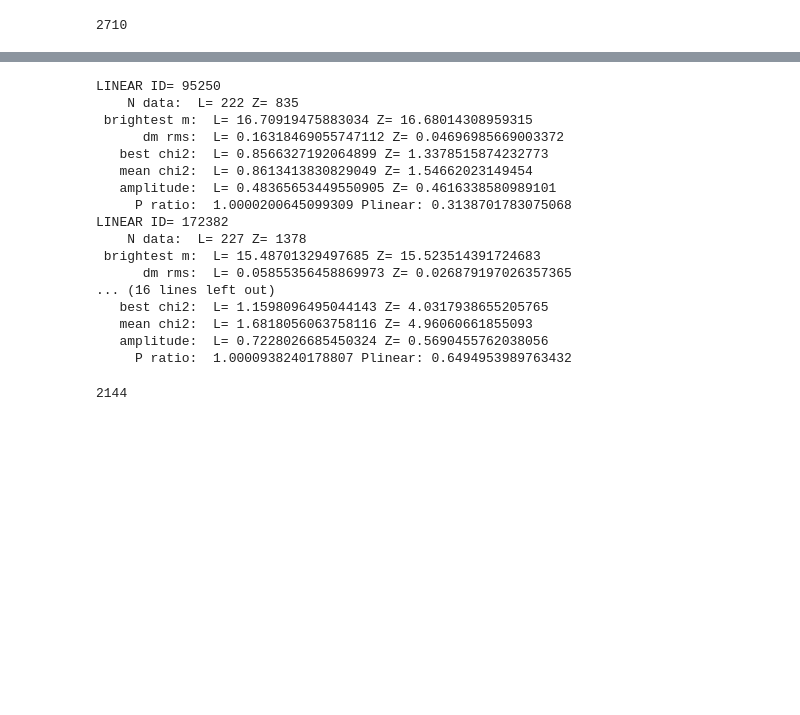
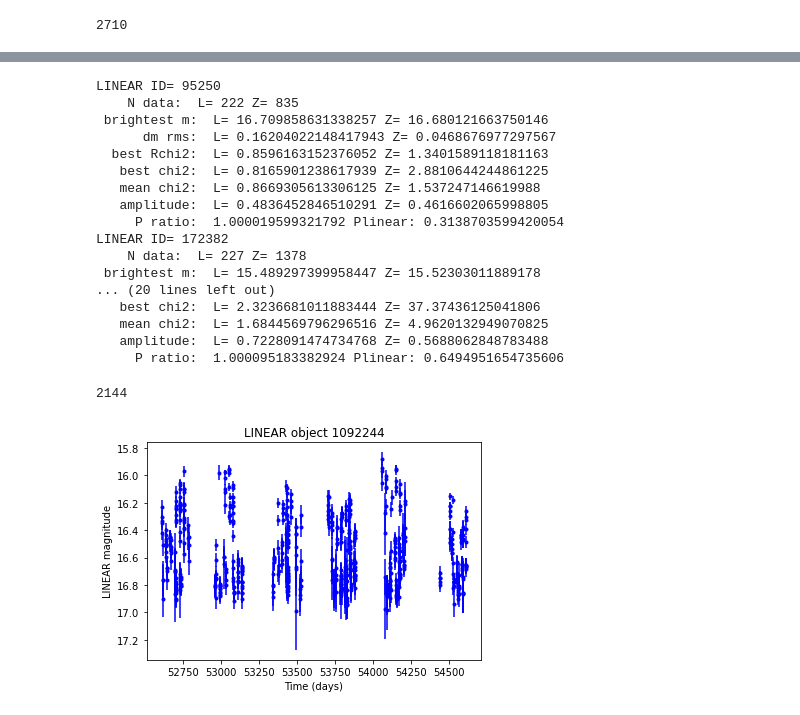
Before and after one commit to emadonev/var_stars, a Jupyter notebook: nbs/ZI_compareLightCurves.ipynb, the cells around one changed output, grey strips where cells are left out. Saved outputs shown, nothing was run; the diff lists cells and outputs as text; code cells hidden in the pictures; blank space fills up the shorter version.

```diff
--- a/nbs/ZI_compareLightCurves.ipynb
+++ b/nbs/ZI_compareLightCurves.ipynb
@@ -441,29 +454,32 @@ Plinear= 0.6494953989763432 Pztf= 0.6495563372442702 Pmean= 0.6495258681103067 P
 # %%
+## this is a little table for illustration but we really need to store all the values
+## in Pcomparison to a file (for later perusal)
 for id0 in emaStars:
     print('LINEAR ID=', id0)
     print('    N data:  L=', Pcomparison[id0]['NdataLINEAR'], 'Z=', Pcomparison[id0]['NdataZTF'])
     print(' brightest m:  L=', Pcomparison[id0]['Lmmax'], 'Z=', Pcomparison[id0]['Zmmax'])
     print('      dm rms:  L=', Pcomparison[id0]['LPlin_rmsdmag'], 'Z=', Pcomparison[id0]['ZPztf_rmsdmag'])
-    print('   best chi2:  L=', Pcomparison[id0]['LPlin_chi2dofR'], 'Z=', Pcomparison[id0]['ZPztf_chi2dofR'])
+    print('  best Rchi2:  L=', Pcomparison[id0]['LPlin_chi2dofR'], 'Z=', Pcomparison[id0]['ZPztf_chi2dofR'])
+    print('   best chi2:  L=', Pcomparison[id0]['LPlin_chi2dof'], 'Z=', Pcomparison[id0]['ZPztf_chi2dof'])
     print('   mean chi2:  L=', Pcomparison[id0]['LPmean_chi2dofR'], 'Z=', Pcomparison[id0]['ZPmean_chi2dofR'])
     print('   amplitude:  L=', Pcomparison[id0]['Lampl'], 'Z=', Pcomparison[id0]['Zampl'])
     print('     P ratio: ', Pcomparison[id0]['Pratio'], 'Plinear:', Pcomparison[id0]['Plinear'])
 # %% [output]
 LINEAR ID= 95250
     N data:  L= 222 Z= 835
- brightest m:  L= 16.70919475883034 Z= 16.68014308959315
-      dm rms:  L= 0.16318469055747112 Z= 0.04696985669003372
-   best chi2:  L= 0.8566327192064899 Z= 1.3378515874232773
-   mean chi2:  L= 0.8613413830829049 Z= 1.54662023149454
-   amplitude:  L= 0.48365653449550905 Z= 0.4616338580989101
-     P ratio:  1.0000200645099309 Plinear: 0.3138701783075068
+ brightest m:  L= 16.709858631338257 Z= 16.680121663750146
+      dm rms:  L= 0.16204022148417943 Z= 0.0468676977297567
+  best Rchi2:  L= 0.8596163152376052 Z= 1.3401589118181163
+   best chi2:  L= 0.8165901238617939 Z= 2.8810644244861225
+   mean chi2:  L= 0.8669305613306125 Z= 1.537247146619988
+   amplitude:  L= 0.4836452846510291 Z= 0.4616602065998805
+     P ratio:  1.000019599321792 Plinear: 0.3138703599420054
 LINEAR ID= 172382
     N data:  L= 227 Z= 1378
- brightest m:  L= 15.48701329497685 Z= 15.523514391724683
-      dm rms:  L= 0.05855356458869973 Z= 0.026879197026357365
-... (16 lines left out)
-   best chi2:  L= 1.1598096495044143 Z= 4.0317938655205765
-   mean chi2:  L= 1.6818056063758116 Z= 4.96060661855093
-   amplitude:  L= 0.7228026685450324 Z= 0.5690455762038056
-     P ratio:  1.0000938240178807 Plinear: 0.6494953989763432
+ brightest m:  L= 15.489297399958447 Z= 15.52303011889178
+... (20 lines left out)
+   best chi2:  L= 2.3236681011883444 Z= 37.37436125041806
+   mean chi2:  L= 1.6844569796296516 Z= 4.9620132949070825
+   amplitude:  L= 0.7228091474734768 Z= 0.5688062848783488
+     P ratio:  1.000095183382924 Plinear: 0.6494951654735606
 # %%
@@ -471,3 +488,13 @@ Lab = Lrrlyr[(Lrrlyr['LCtype']==1)]
 len(Lab)
 # %% [output]
 2144
+# %%
+# plot LINEAR light curve
+tL, mL, mLerr = LINEARlightcurves[id0].T
+fig, ax = plt.subplots()
+ax.errorbar(tL, mL, mLerr, fmt='.b', ecolor='blue')
+ax.set(xlabel='Time (days)', ylabel='LINEAR magnitude',
+       title='LINEAR object {0}'.format(id0))
+ax.invert_yaxis()
+# %% [output]
+[figure, added]
```
Also changed, not shown: parts of 10 cells of this notebook.
